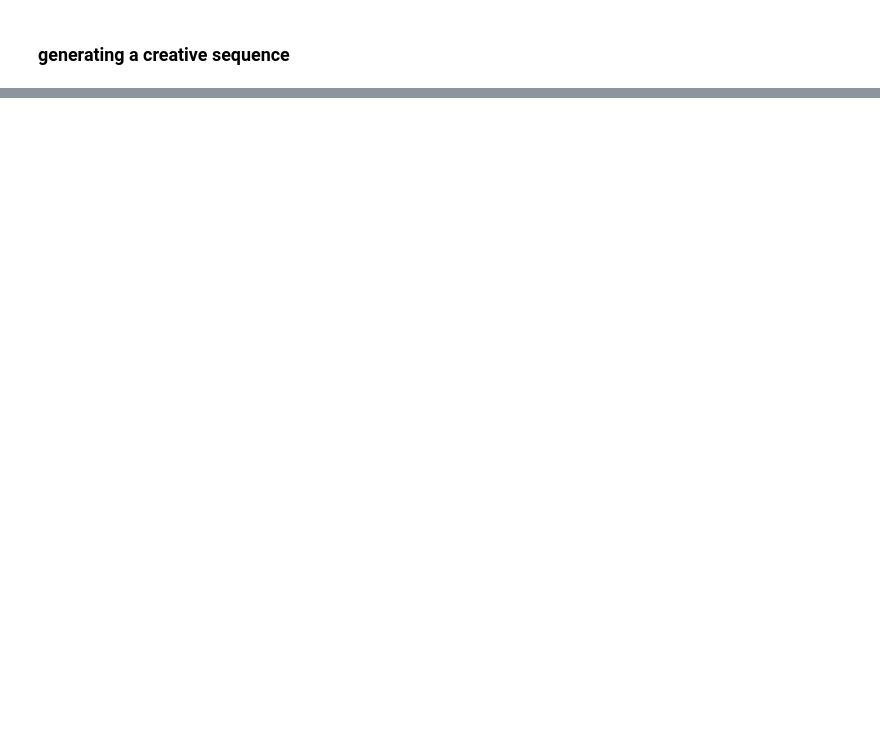
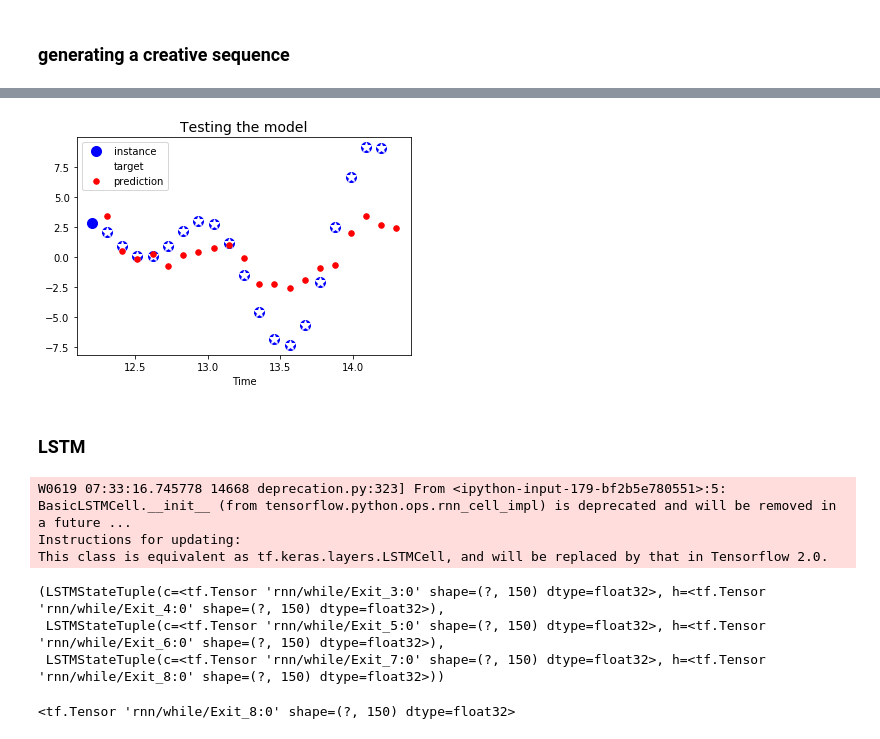
Before and after one commit to fanbyprinciple/hands_on_ml, a Jupyter notebook: chapter_14/rnn.ipynb, the cells around one changed output, grey strips where cells are left out. Cells and saved outputs as stored; diff of their text form; code cells hidden in the pictures; blank space fills up the shorter version.

Commit message:
chapter_14: : Dropout and LSTM no theory

```diff
--- a/chapter_14/rnn.ipynb
+++ b/chapter_14/rnn.ipynb
@@ -813,0 +878,29 @@ plt.show()
+# %%
+learning_rate = 0.01
+
+stacked_rnn_outputs = tf.reshape(rnn_outputs, [-1,n_neurons ])
+stacked_outputs = tf.layers.dense(stacked_rnn_outputs, n_outputs)
+outputs = tf.reshape(stacked_outputs, [-1, n_steps,n_outputs])
+
+loss = tf.reduce_mean(tf.square(outputs - y))
+optimizer = tf.train.AdamOptimizer(learning_rate=learning_rate)
+training_op = optimizer.minimize(loss)
+
+init = tf.global_variables_initializer()
+saver = tf.train.Saver()
+# %%
+n_iterations = 1500
+batch_size =50
+train_keep_prob = 0.5
+
+with tf.Session() as sess:
+    init.run()
+    for iteration in range(n_iterations):
+        X_batch, y_batch = next_batch(batch_size, n_steps)
+        _, mse = sess.run([training_op,loss],
+                          feed_dict={X:X_batch, y:y_batch,
+                                     keep_prob: train_keep_prob})
+        if iteration % 100 == 0:
+            print(iteration, "Training MSE:", mse)
+
+    saver.save(sess, "./my_dropout_time_series_model")
@@ -813,0 +923,29 @@ plt.show()
+# %%
+with tf.Session() as sess:
+    saver.restore(sess, "my_dropout_time_series_model")
+
+    X_new = time_series(np.array(t_instance[:-1]).reshape(-1, n_steps,n_inputs))
+    y_pred = sess.run(outputs, feed_dict={X:X_new})
+# %%
+plt.title("Testing the model", fontsize=14)
+plt.plot(t_instance[:-1], time_series(t_instance[:-1]), "bo", markersize=10, label="instance")
+plt.plot(t_instance[1:],time_series(t_instance[1:]), "w*", markersize=10, label="target")
+plt.plot(t_instance[1:], y_pred[0,:,0],"r.", markersize=11,label="prediction")
+plt.legend(loc="upper left")
+plt.xlabel("Time")
+
+plt.show()
+# %% [output]
+[figure, added]
+# %% [markdown]
+### LSTM
+# %%
+# using an LSTM
+
+tf.reset_default_graph()
+
+lstm_cell = tf.nn.rnn_cell.BasicLSTMCell(num_units=n_neurons)
+# %% [output]
+W0619 07:33:16.745778 14668 deprecation.py:323] From <ipython-input-179-bf2b5e780551>:5: BasicLSTMCell.__init__ (from tensorflow.python.ops.rnn_cell_impl) is deprecated and will be removed in a future ...
+Instructions for updating:
+This class is equivalent as tf.keras.layers.LSTMCell, and will be replaced by that in Tensorflow 2.0.
@@ -813,0 +978,10 @@ plt.show()
+# %%
+states
+# %% [output]
+(LSTMStateTuple(c=<tf.Tensor 'rnn/while/Exit_3:0' shape=(?, 150) dtype=float32>, h=<tf.Tensor 'rnn/while/Exit_4:0' shape=(?, 150) dtype=float32>),
+ LSTMStateTuple(c=<tf.Tensor 'rnn/while/Exit_5:0' shape=(?, 150) dtype=float32>, h=<tf.Tensor 'rnn/while/Exit_6:0' shape=(?, 150) dtype=float32>),
+ LSTMStateTuple(c=<tf.Tensor 'rnn/while/Exit_7:0' shape=(?, 150) dtype=float32>, h=<tf.Tensor 'rnn/while/Exit_8:0' shape=(?, 150) dtype=float32>))
+# %%
+top_layer_h_state
+# %% [output]
+<tf.Tensor 'rnn/while/Exit_8:0' shape=(?, 150) dtype=float32>
```
Also changed, not shown: parts of 50 cells of this notebook, 12 other files.
